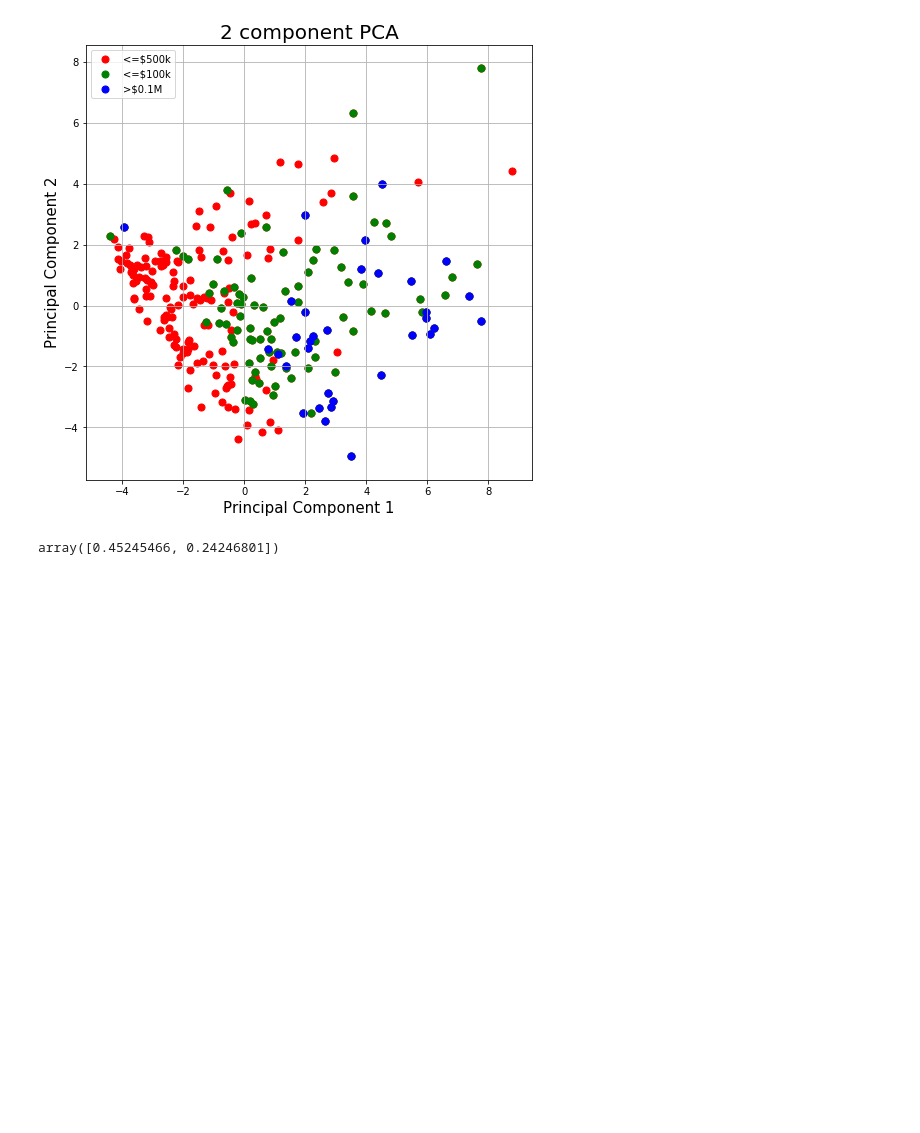
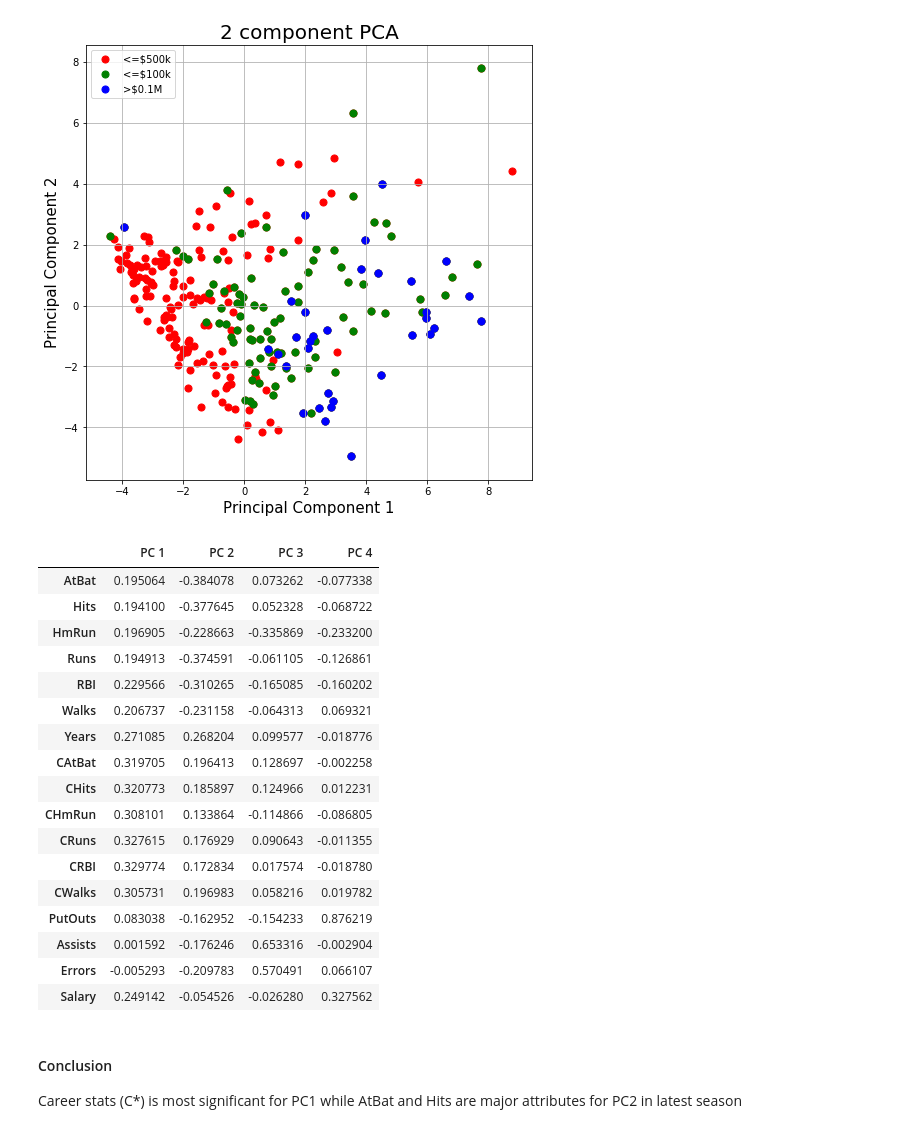
Before and after one commit to adomakor412/Visualization, a Jupyter notebook: PCA.ipynb, the cells around one changed output. Saved outputs shown, nothing was run; the diff lists cells and outputs as text; code cells hidden in the pictures; blank space fills up the shorter version.

```diff
--- a/PCA.ipynb
+++ b/PCA.ipynb
@@ -219,7 +149,32 @@ ax.legend(['<=$500k', '<=$100k', '>$0.1M'])
 ax.grid()
 # %% [output]
 [figure]
-# %%
-pca.explained_variance_ratio_
-# %% [output]
-array([0.45245466, 0.24246801])
+# %%
+pca = PCA(n_components=4)
+principalComponents = pca.fit_transform(x)
+loading =np.transpose(pca.components_)
+chart = pd.DataFrame(loading,columns =['PC 1','PC 2','PC 3','PC 4'],
+                     index=indicators)
+chart
+# %% [output]
+|  | PC 1 | PC 2 | PC 3 | PC 4 |
+| AtBat | 0.195064 | -0.384078 | 0.073262 | -0.077338 |
+| Hits | 0.194100 | -0.377645 | 0.052328 | -0.068722 |
+| HmRun | 0.196905 | -0.228663 | -0.335869 | -0.233200 |
+| Runs | 0.194913 | -0.374591 | -0.061105 | -0.126861 |
+| RBI | 0.229566 | -0.310265 | -0.165085 | -0.160202 |
+| Walks | 0.206737 | -0.231158 | -0.064313 | 0.069321 |
+| Years | 0.271085 | 0.268204 | 0.099577 | -0.018776 |
+| CAtBat | 0.319705 | 0.196413 | 0.128697 | -0.002258 |
+| CHits | 0.320773 | 0.185897 | 0.124966 | 0.012231 |
+| CHmRun | 0.308101 | 0.133864 | -0.114866 | -0.086805 |
+| CRuns | 0.327615 | 0.176929 | 0.090643 | -0.011355 |
+| CRBI | 0.329774 | 0.172834 | 0.017574 | -0.018780 |
+| CWalks | 0.305731 | 0.196983 | 0.058216 | 0.019782 |
+| PutOuts | 0.083038 | -0.162952 | -0.154233 | 0.876219 |
+| Assists | 0.001592 | -0.176246 | 0.653316 | -0.002904 |
+| Errors | -0.005293 | -0.209783 | 0.570491 | 0.066107 |
+| Salary | 0.249142 | -0.054526 | -0.026280 | 0.327562 |
+# %% [markdown]
+#### Conclusion
+Career stats (C*) is most significant for PC1 while AtBat and Hits are major attributes for PC2 in latest season
```
Also changed, not shown: parts of 24 cells of this notebook, 2 other files.
